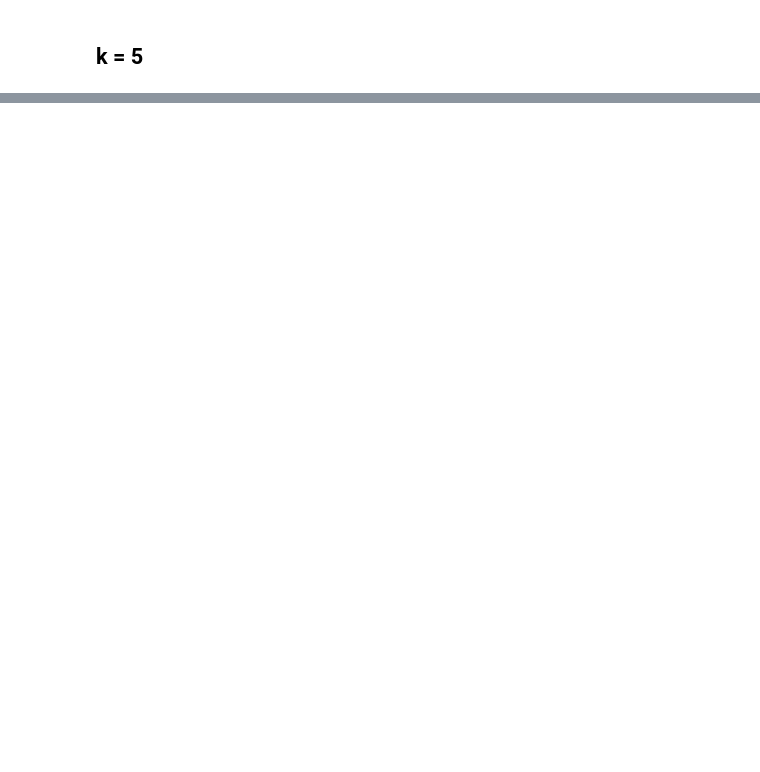
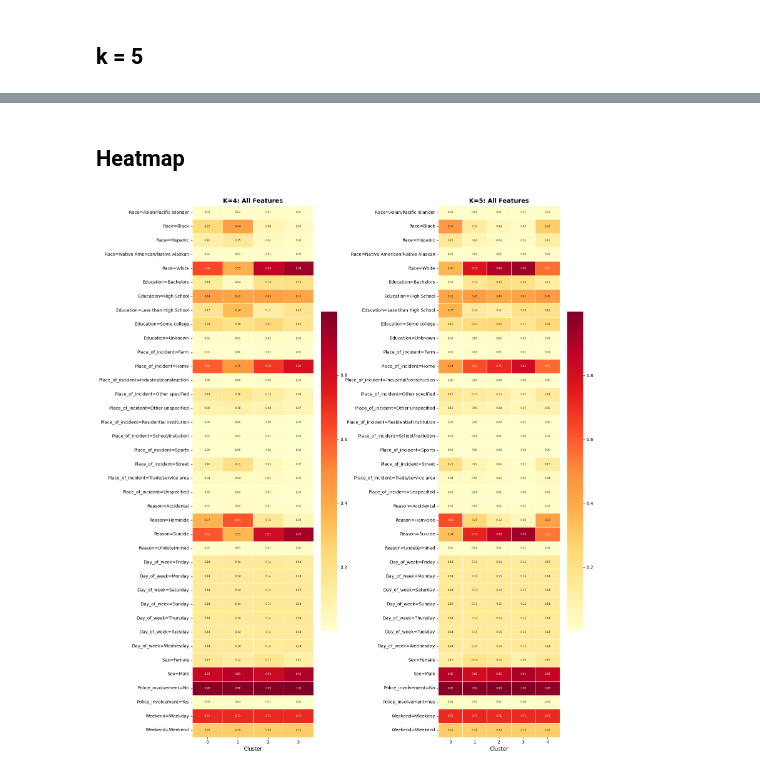
Before and after one commit to beckhamtoh/CS3244-Gun-Violence, a Jupyter notebook: notebooks/clustering.ipynb, the cells around one changed output, grey strips where cells are left out. Drawn from its saved outputs; the diff is of its cells as text; code cells hidden in the pictures; blank space fills up the shorter version.

```diff
--- a/notebooks/clustering.ipynb
+++ b/notebooks/clustering.ipynb
@@ -538,0 +363,27 @@ plt.show()
+# %% [markdown]
+## Heatmap
+# %%
+# Truly all features
+fig, axes = plt.subplots(1, 2, figsize=(16, 18))
+
+# K=4
+sns.heatmap(cat_4.T, annot=True, fmt='.2f', cmap='YlOrRd',
+            linewidths=0.5, ax=axes[0], annot_kws={'size': 6},
+            cbar_kws={'shrink': 0.6})
+axes[0].set_title('K=4: All Features', fontsize=14, fontweight='bold')
+axes[0].set_xlabel('Cluster', fontsize=12)
+axes[0].set_ylabel('')
+
+# K=5
+sns.heatmap(cat_5.T, annot=True, fmt='.2f', cmap='YlOrRd',
+            linewidths=0.5, ax=axes[1], annot_kws={'size': 6},
+            cbar_kws={'shrink': 0.6})
+axes[1].set_title('K=5: All Features', fontsize=14, fontweight='bold')
+axes[1].set_xlabel('Cluster', fontsize=12)
+axes[1].set_ylabel('')
+
+plt.tight_layout()
+plt.savefig('cluster_profiles_complete.png', dpi=150, bbox_inches='tight')
+plt.show()
+# %% [output]
+[figure, added]
```
Also changed, not shown: parts of 28 cells of this notebook.
